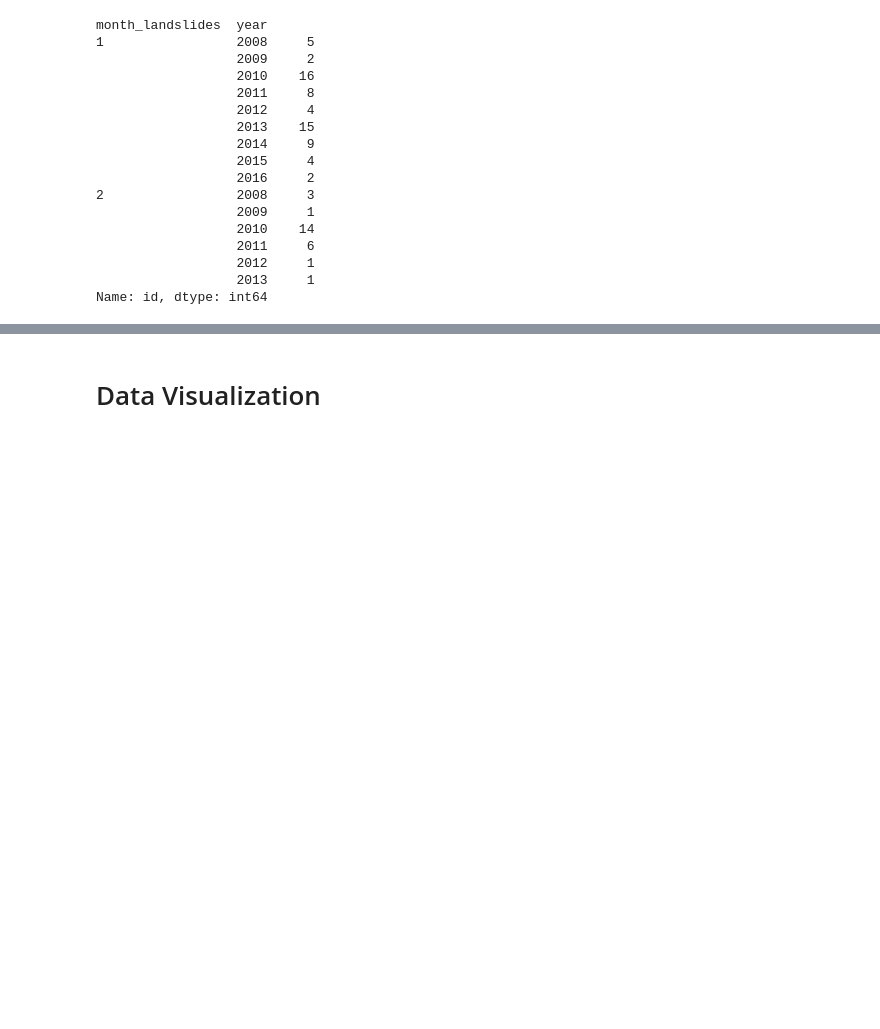
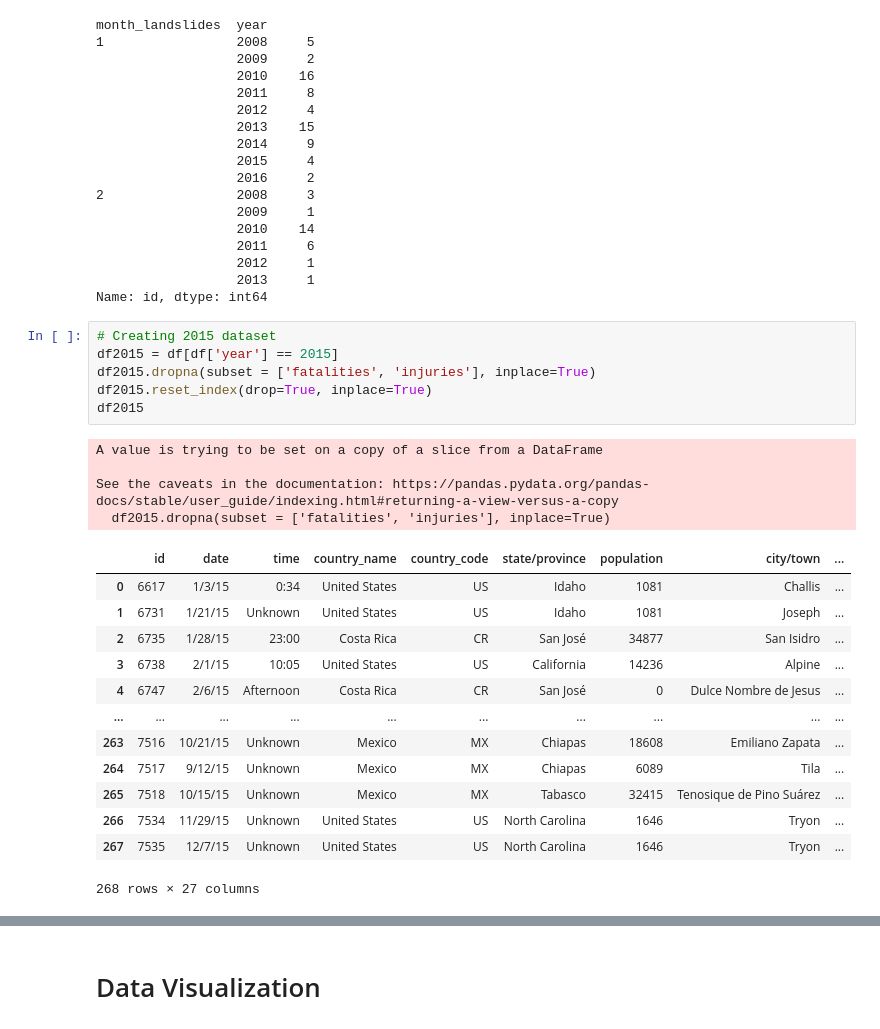
Before and after one commit to Killawog/DAProject, a Jupyter notebook: Landslide Analysis.ipynb, the cells around one changed output, grey strips where cells are left out. Cells and saved outputs as stored; diff of their text form; blank space fills up the shorter version.

```diff
--- a/Landslide Analysis.ipynb
+++ b/Landslide Analysis.ipynb
@@ -235,3 +236,27 @@ month_landslides  year
                   2012     1
                   2013     1
 Name: id, dtype: int64
+# %%
+# Creating 2015 dataset
+df2015 = df[df['year'] == 2015]
+df2015.dropna(subset = ['fatalities', 'injuries'], inplace=True)
+df2015.reset_index(drop=True, inplace=True)
+df2015
+# %% [output]
+A value is trying to be set on a copy of a slice from a DataFrame
+
+See the caveats in the documentation: https://pandas.pydata.org/pandas-docs/stable/user_guide/indexing.html#returning-a-view-versus-a-copy
+  df2015.dropna(subset = ['fatalities', 'injuries'], inplace=True)
+|  | id | date | time | country_name | country_code | state/province | population | city/town | ... |
+| 0 | 6617 | 1/3/15 | 0:34 | United States | US | Idaho | 1081 | Challis | ... |
+| 1 | 6731 | 1/21/15 | Unknown | United States | US | Idaho | 1081 | Joseph | ... |
+| 2 | 6735 | 1/28/15 | 23:00 | Costa Rica | CR | San José | 34877 | San Isidro | ... |
+| 3 | 6738 | 2/1/15 | 10:05 | United States | US | California | 14236 | Alpine | ... |
+| 4 | 6747 | 2/6/15 | Afternoon | Costa Rica | CR | San José | 0 | Dulce Nombre de Jesus | ... |
+| ... | ... | ... | ... | ... | ... | ... | ... | ... | ... |
+| 263 | 7516 | 10/21/15 | Unknown | Mexico | MX | Chiapas | 18608 | Emiliano Zapata | ... |
+| 264 | 7517 | 9/12/15 | Unknown | Mexico | MX | Chiapas | 6089 | Tila | ... |
+| 265 | 7518 | 10/15/15 | Unknown | Mexico | MX | Tabasco | 32415 | Tenosique de Pino Suárez | ... |
+| 266 | 7534 | 11/29/15 | Unknown | United States | US | North Carolina | 1646 | Tryon | ... |
+| 267 | 7535 | 12/7/15 | Unknown | United States | US | North Carolina | 1646 | Tryon | ... |
+268 rows × 27 columns
```
Also changed, not shown: parts of 7 cells of this notebook.
